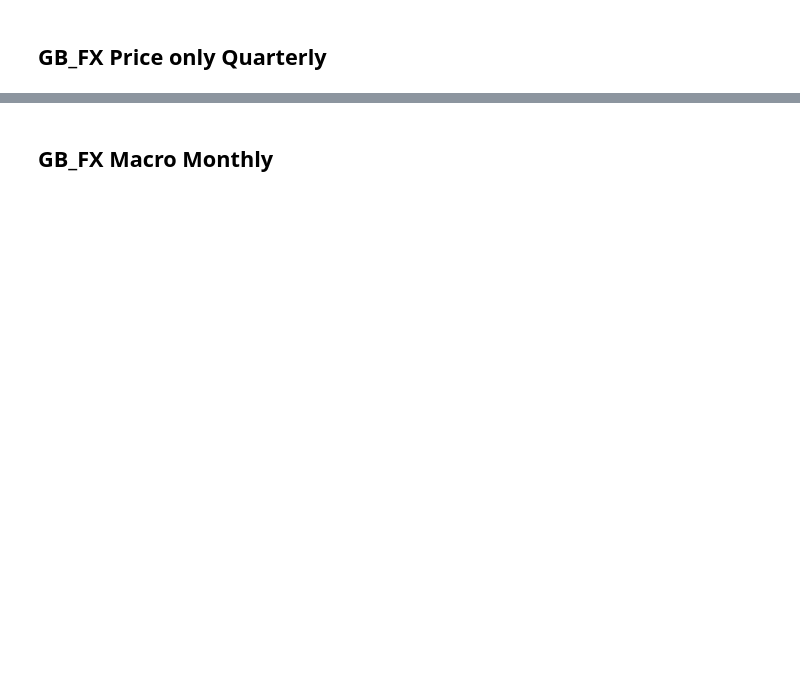
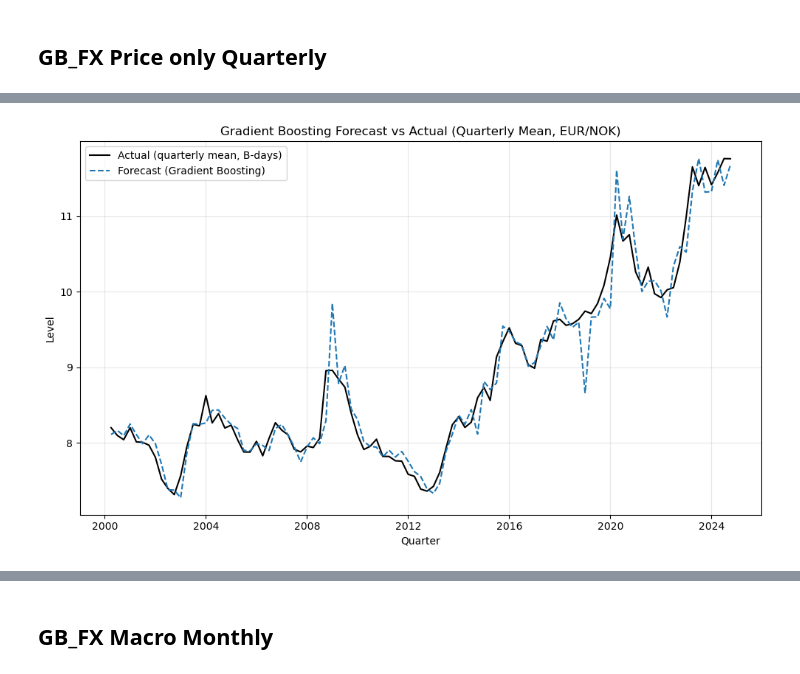
Before and after one commit to bredeespelid/GradientBoosting_FX, a Jupyter notebook: GradiantBoosting_FX.ipynb, the cells around one changed output, grey strips where cells are left out. Drawn from its saved outputs; the diff is of its cells as text; code cells hidden in the pictures; blank space fills up the shorter version.

```diff
--- a/GradiantBoosting_FX.ipynb
+++ b/GradiantBoosting_FX.ipynb
@@ -385,6 +408,7 @@ if __name__ == "__main__":
 # %%
 # =========================================
 # Gradient Boosting – EUR/NOK walk-forward (quarterly, levels), point forecast only
+# PARALLEL OUTER LOOP
 # - Data: GitHub CSV (semicolon-separated; decimal comma), forward-filled to daily
 # - Cut: last business day of previous quarter
 # - Model: GradientBoostingRegressor on daily lag features
@@ -394,7 +418,7 @@ if __name__ == "__main__":
 # - Plot: Actual (black) vs Forecast (blue dashed), no intervals
 # =========================================
 
-!pip -q install pandas numpy scikit-learn matplotlib requests certifi
+!pip -q install pandas numpy scikit-learn matplotlib requests certifi joblib
 
 from __future__ import annotations
 import io, time, math
@@ -408,6 +432,7 @@ import matplotlib.pyplot as plt
 
 from sklearn.ensemble import GradientBoostingRegressor
 from sklearn.metrics import mean_absolute_error
+from joblib import Parallel, delayed
 
 # -----------------------------
 # Configuration
@@ -418,15 +443,15 @@ class Config:
         "https://raw.githubusercontent.com/bredeespelid/Data_MasterOppgave/"
         "refs/heads/main/EURNOK/EUR_NOK_NorgesBank.csv"
     )
-    q_freq: str = "Q-DEC"      # quarterly evaluation
-    min_hist_days: int = 400   # GB needs more history
-    max_lags: int = 20         # number of daily lags used as features
+    q_freq: str = "Q-DEC"      # Quarterly evaluation frequency
+    min_hist_days: int = 400   # GB needs more history than high-frequency models
+    max_lags: int = 20         # Number of daily lags used as features
 
-    # Gradient Boosting hyperparameters (tune if needed)
+    # Gradient Boosting hyperparameters
     n_estimators: int = 800
     learning_rate: float = 0.03
-    max_depth: int = 3         # tree depth per boosting stage
-    subsample: float = 0.8     # stochastic GB
+    max_depth: int = 3
+    subsample: float = 0.8
     min_samples_leaf: int = 2
     random_state: int = 42
 
@@ -464,8 +489,8 @@ def load_series(url: str) -> Tuple[pd.Series, pd.Series]:
     """
     Load Norges Bank CSV (semicolon-separated; decimal comma) with columns TIME_PERIOD, OBS_VALUE.
     Returns:
-      S_b: business-day (B) with ffill (used for cuts and quarterly ground truth)
-      S_d: daily (D) with ffill (model inputs and daily forecasts)
+      S_b: Business-day (B) series with ffill (used for cuts and quarterly ground truth)
+      S_d: Daily (D) series with ffill (model inputs and daily forecasts)
     """
     text = download_csv_text(url, CFG.retries, CFG.timeout)
     raw = pd.read_csv(io.StringIO(text), sep=';', encoding='utf-8-sig', decimal=',')
@@ -482,7 +507,7 @@ def load_series(url: str) -> Tuple[pd.Series, pd.Series]:
           .sort_values('TIME_PERIOD')
           .set_index('TIME_PERIOD'))
 
-    # Business-day series (truth/aggregation base)
+    # Business-day series (truth / aggregation base)
     S_b = df['EUR_NOK'].asfreq('B').ffill().astype(float)
     S_b.name = 'EUR_NOK'
 
@@ -503,7 +528,7 @@ def last_trading_day(S_b: pd.Series, start: pd.Timestamp, end: pd.Timestamp) ->
 # -----------------------------
 def make_lag_matrix(y: pd.Series, max_lags: int) -> Tuple[np.ndarray, np.ndarray]:
     """
-    Build X, y_target for one-step ahead forecasting:
+    Construct X and y_target for one-step ahead forecasting:
       X_t = [y_{t-1}, ..., y_{t-max_lags}]
       y_target = y_t
     """
@@ -550,50 +575,50 @@ def recursive_daily_forecast(model: GradientBoostingRegressor, y_hist_daily: pd.
     return pd.Series(preds)
 
 # -----------------------------
-# Quarterly walk-forward using GB
+# Quarterly walk-forward using GB (PARALLEL outer loop)
 # -----------------------------
-def walk_forward_gb_quarterly(S_b: pd.Series, S_d: pd.Series) -> pd.DataFrame:
+def walk_forward_gb_quarterly_parallel(
+    S_b: pd.Series,
+    S_d: pd.Series,
+    n_jobs_outer: int = -1,
+    backend: str = "loky"
+) -> pd.DataFrame:
     """
     For each calendar quarter q:
       - cut at last business day of previous quarter
       - fit GB on daily history up to cut
       - recursively forecast full calendar quarter at daily frequency
       - aggregate to business-day quarterly mean and compare to truth
+
+    Outer loop is parallelized: each quarter is computed independently.
     """
     first_q = pd.Period(S_b.index.min(), freq=CFG.q_freq)
     last_q  = pd.Period(S_b.index.max(),  freq=CFG.q_freq)
     quarters = pd.period_range(first_q, last_q, freq=CFG.q_freq)
 
-    rows: Dict = {}
-    dropped: Dict[str, str] = {}
-
-    for q in quarters:
+    def _process_one_quarter(q: pd.Period):
         prev_q = q - 1
         q_start, q_end = q.start_time, q.end_time
         prev_start, prev_end = prev_q.start_time, prev_q.end_time
 
         cut = last_trading_day(S_b, prev_start, prev_end)
         if cut is None:
-            dropped[str(q)] = "no_cut_in_prev_quarter"
-            continue
+            return (str(q), None, "no_cut_in_prev_quarter")
 
         hist_d = S_d.loc[:cut]
         if hist_d.size < CFG.min_hist_days:
-            dropped[str(q)] = f"hist<{CFG.min_hist_days}"
-            continue
+            return (str(q), None, f"hist<{CFG.min_hist_days}")
 
         # Business days inside target quarter
         idx_q_b = S_b.index[(S_b.index >= q_start) & (S_b.index <= q_end)]
         if idx_q_b.size < 1:
-            dropped[str(q)] = "no_bdays_in_quarter"
-            continue
+            return (str(q), None, "no_bdays_in_quarter")
         y_true = float(S_b.loc[idx_q_b].mean())
 
         # Horizon = full calendar quarter length (inclusive)
         H = (q_end.date() - q_start.date()).days + 1
         if H <= 0:
-            dropped[str(q)] = f"horizon_invalid(H={H})"
-            continue
+            return (str(q), None, f"horizon_invalid(H={H})")
 
         # Fit model on daily history up to cut
         model = fit_gb_one_step(hist_d)
@@ -601,29 +626,43 @@ def walk_forward_gb_quarterly(S_b: pd.Series, S_d: pd.Series) -> pd.DataFrame:
         # Recursive daily forecast for next quarter
         pf = recursive_daily_forecast(model, hist_d, H)
 
-        # Index daily forecast from cut+1 over H calendar days
+        # Index daily forecasts from cut+1 over H calendar days
         f_idx = pd.date_range(cut + pd.Timedelta(days=1), periods=H, freq='D')
         pred_daily = pd.Series(pf.values, index=f_idx, name='point')
 
         # Aggregate forecast to business-day mean over the quarter
         pred_b = pred_daily.reindex(idx_q_b, method=None)
         if pred_b.isna().all():
-            dropped[str(q)] = "no_overlap_pred_B_days"
-            continue
+            return (str(q), None, "no_overlap_pred_B_days")
         y_pred = float(pred_b.dropna().mean())
 
-        rows[str(q)] = {"quarter": q, "cut": cut, "y_true": y_true, "y_pred": y_pred}
+        row = {"quarter": q, "cut": cut, "y_true": y_true, "y_pred": y_pred}
+        return (str(q), row, None)
+
+    results = Parallel(n_jobs=n_jobs_outer, backend=backend)(
+        delayed(_process_one_quarter)(q) for q in quarters
+    )
+
+    rows: Dict[str, dict] = {}
+    dropped: Dict[str, str] = {}
+
+    for key, row, reason in results:
+        if row is not None:
+            rows[key] = row
+        else:
+            dropped[key] = reason or "unknown"
 
     df = pd.DataFrame.from_dict(rows, orient='index')
     if not df.empty:
         df = df.set_index("quarter").sort_index()
 
     if CFG.verbose and dropped:
-        miss = [str(q) for q in quarters if q not in df.index]
+        miss = [str(q) for q in quarters if str(q) not in rows]
         if miss:
             print("\nDropped quarters and reasons:")
             for qq in miss:
                 print(f"  {qq}: {dropped.get(qq, 'unknown')}")
+
     return df
 
 # -----------------------------
@@ -663,7 +702,13 @@ def _normal_cdf(z: float) -> float:
     """Standard normal CDF without scipy."""
     return 0.5 * (1.0 + math.erf(z / math.sqrt(2.0)))
 
-def dm_test(y_true: pd.Series, y_model: pd.Series, y_rw: pd.Series, h: int = 1, loss: str = "mse") -> Tuple[float, float]:
+def dm_test(
+    y_true: pd.Series,
+    y_model: pd.Series,
+    y_rw: pd.Series,
+    h: int = 1,
+    loss: str = "mse"
+) -> Tuple[float, float]:
     """
     Diebold–Mariano test for equal predictive accuracy.
     Returns (DM statistic, p-value). Uses simple NW/Bartlett HAC up to lag h-1.
@@ -736,14 +781,14 @@ def plot_quarterly_simple(eval_df: pd.DataFrame, png_path: str, pdf_path: str):
 # Main
 # -----------------------------
 def main():
-    # 1) Data
+    # 1) Load data
     S_b, S_d = load_series(CFG.url)
     if CFG.verbose:
         print(f"Data (B): {S_b.index.min().date()} → {S_b.index.max().date()} | n={len(S_b)}")
         print(f"Data (D): {S_d.index.min().date()} → {S_d.index.max().date()} | n={len(S_d)}")
 
-    # 2) Quarterly walk-forward and evaluation
-    df_eval = walk_forward_gb_quarterly(S_b, S_d)
+    # 2) Quarterly walk-forward and evaluation (parallel outer loop)
+    df_eval = walk_forward_gb_quarterly_parallel(S_b, S_d, n_jobs_outer=-1)
     eval_df = evaluate(df_eval)
 
     # 3) Diebold–Mariano vs Random Walk (MSE; h=1)
@@ -754,3 +799,4 @@ def main():
 
 if __name__ == "__main__":
     main()
+# %% [output]
@@ -756,0 +825 @@ if __name__ == "__main__":
+[figure, added]
```
Also changed, not shown: parts of 6 cells of this notebook, 12 other files.
